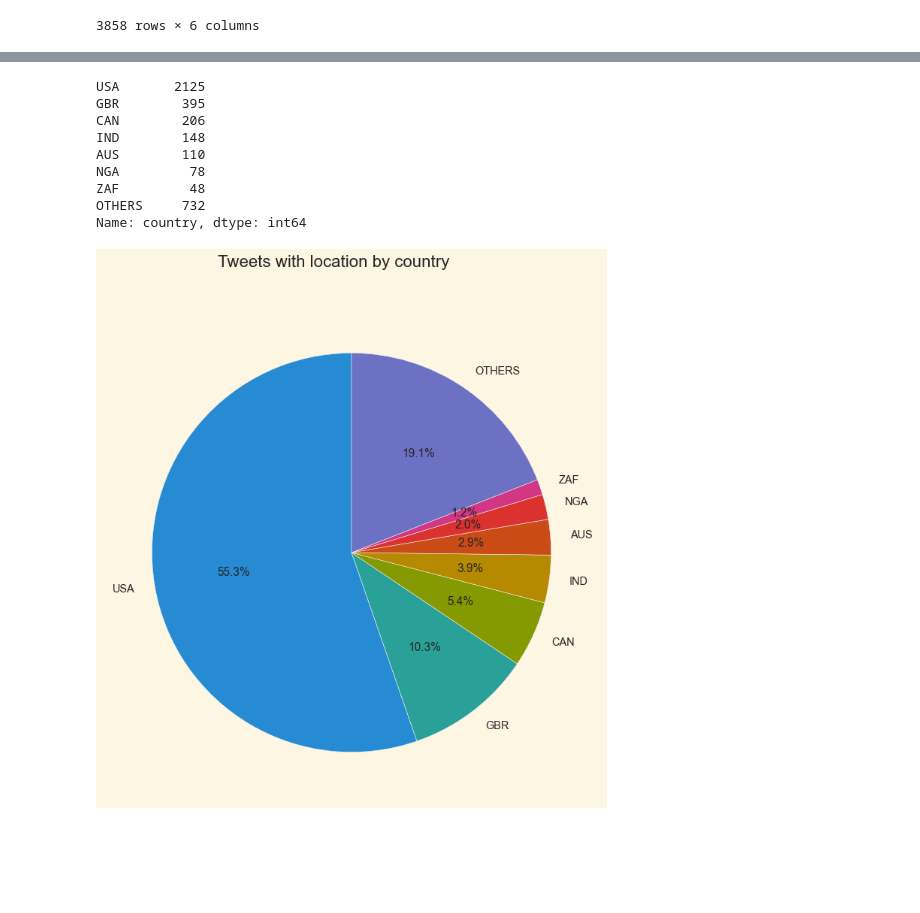
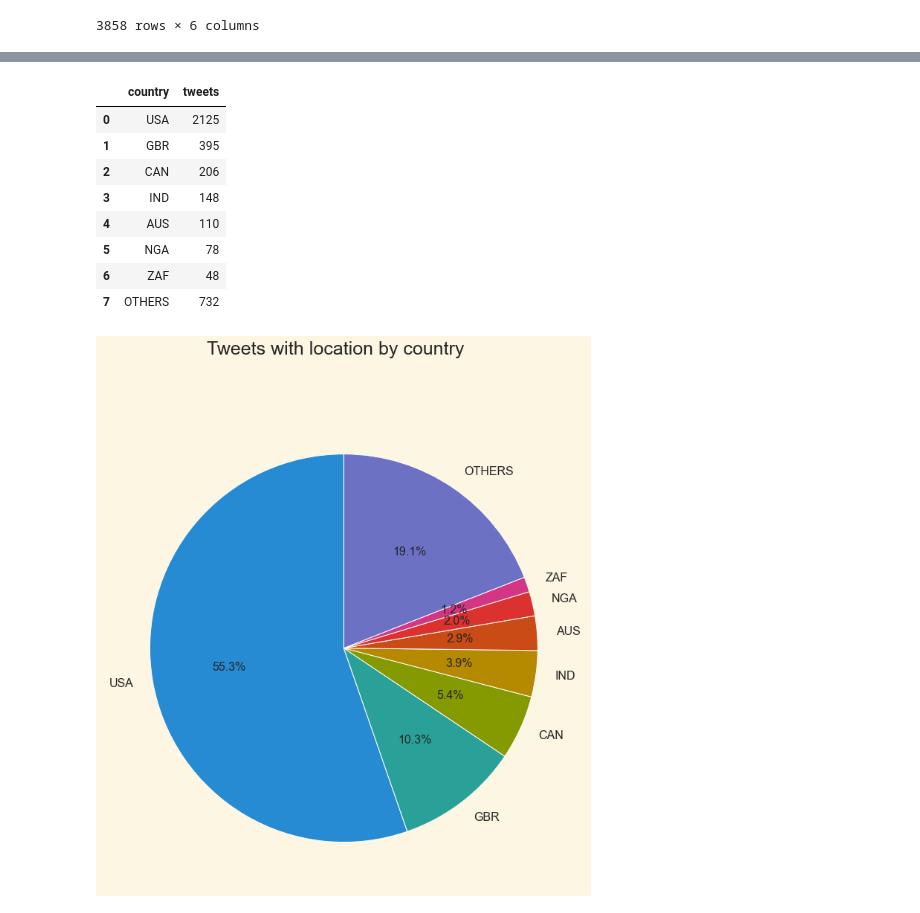
Before and after one commit to yuquimura/Trabajo-Practico-1, a Jupyter notebook: notebooks/analyze_locations.ipynb, the cells around one changed output, grey strips where cells are left out. Saved outputs shown, nothing was run; the diff lists cells and outputs as text; code cells hidden in the pictures; blank space fills up the shorter version.

```diff
--- a/notebooks/analyze_locations.ipynb
+++ b/notebooks/analyze_locations.ipynb
@@ -3,6 +3,9 @@ import pandas as pd
 import matplotlib.pyplot as plt
 import matplotlib.colors as colors
 import geopandas as gpd
+import seaborn as sns
+
+sns.set()
 
 %matplotlib inline
 # %%
@@ -66,26 +69,27 @@ countries
 # %%
 main_countries = countries[:7]
-main_countries.at['OTHERS'] = countries[7:].sum()
+main_countries = main_countries.append({'country': 'OTHERS', 'tweets': countries.loc[7:, 'tweets'].sum()}, ignore_index=True)
 main_countries
 # %% [output]
-USA       2125
-GBR        395
-CAN        206
-IND        148
-AUS        110
-NGA         78
-ZAF         48
-OTHERS     732
-Name: country, dtype: int64
+|  | country | tweets |
+| 0 | USA | 2125 |
+| 1 | GBR | 395 |
+| 2 | CAN | 206 |
+| 3 | IND | 148 |
+| 4 | AUS | 110 |
+| 5 | NGA | 78 |
+| 6 | ZAF | 48 |
+| 7 | OTHERS | 732 |
 # %%
 plt.style.use('Solarize_Light2')
-fig1, ax1 = plt.subplots(figsize=(20, 10))
-fig1.suptitle('Tweets with location by country', fontsize=20)
-ax1.pie(main_countries, labels=main_countries.index, autopct='%1.1f%%',
-        startangle=90)
+fig1, ax1 = plt.subplots(figsize=(12, 12))
+fig1.suptitle('Tweets with location by country', fontsize=25)
+ax1.pie(main_countries['tweets'], labels=main_countries['country'], autopct='%1.1f%%',
+        startangle=90, textprops={'fontsize': 16})
+plt.savefig('tweets-with-location-by-country.png')
 plt.show()
 # %% [output]
-[figure, old version]
+[figure, new version]
 # %%
 cities = data['city'].value_counts()
 cities
```
Also changed, not shown: parts of 4 cells of this notebook.
